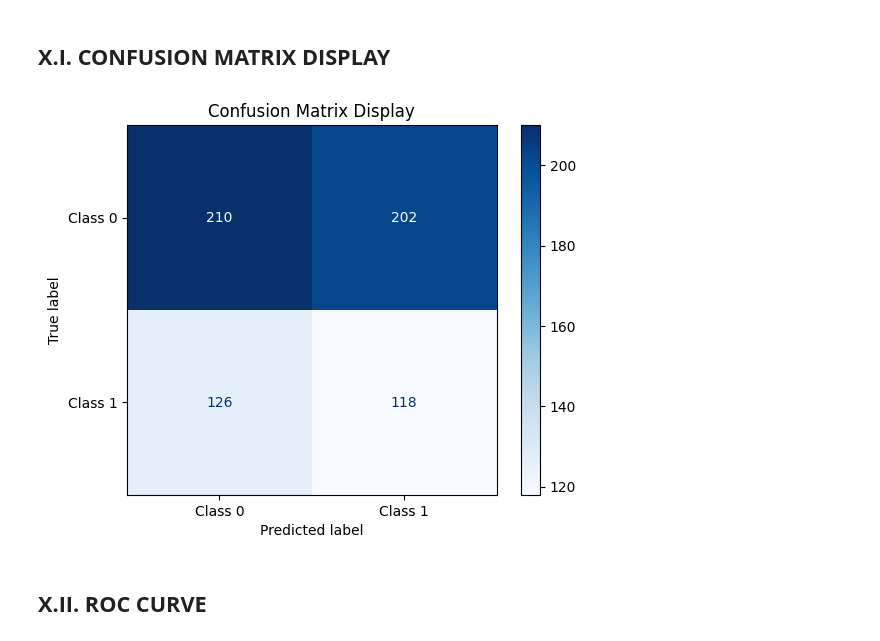
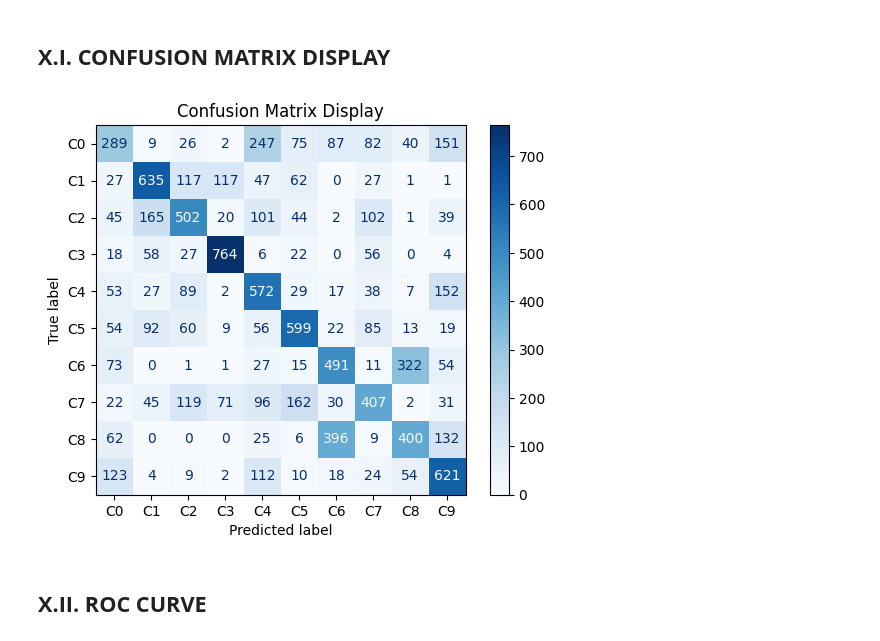
Before and after one commit to jiejorie/experiment-portfolio-machine-learning, a Jupyter notebook: 02-Classification Model/classification-model.ipynb, the cells around one changed output. Cells and saved outputs as stored; diff of their text form; code cells hidden in the pictures.

```diff
--- a/02-Classification Model/classification-model.ipynb
+++ b/02-Classification Model/classification-model.ipynb
@@ -347,3 +538,5 @@ numeric_columns = ["ph", "Hardness", "Solids", "Chloramines", "Sulfate", "Conduc
+# %%
+numeric_columns = ["popularity", "acousticness", "danceability", "duration_ms", "energy", "instrumentalness","liveness", "loudness", "speechiness", "tempo", "valence"] # All the columns you want to scale
 # %%
 scaler = StandardScaler() # create scaler object
 # %%
@@ -362,3 +557,19 @@ X_train_prepared.head() # check the post-scaled training data
+# %%
+# converts intro binary coding for training data
+X_train_prepared["mode"] = X_train_prepared["mode"].replace({
+    "Major": 1,
+    "Minor": 0
+})
+# %%
+# converts intro binary coding for testing data
+X_test_prepared["mode"] = X_test_prepared["mode"].replace({
+    "Major": 1,
+    "Minor": 0
+})
+# %%
+# converts column into numerical columns using one-hot encoding
+X_train_prepared = pd.get_dummies(X_train_prepared, columns = ["key"], dtype = int)
+X_test_prepared = pd.get_dummies(X_test_prepared, columns = ["key"], dtype = int)
 # %%
 X_train_prepared.mean() # get the mean of each column
 # %% [output]
@@ -538,14 +805,14 @@ evaluation.round(2) # rounds off values into two decimal points
 ## **X.I. CONFUSION MATRIX DISPLAY**
 # %%
 confusion = confusion_matrix(y_test, y_pred)
-cm_display = ConfusionMatrixDisplay(confusion_matrix=confusion, display_labels=['Class 0', 'Class 1'])
+cm_display = ConfusionMatrixDisplay(confusion_matrix=confusion, display_labels=['C0', 'C1', 'C2', 'C3', 'C4', 'C5', 'C6', 'C7', 'C8', 'C9'])
 cm_display.plot(cmap=plt.cm.Blues)
 
 
 plt.title('Confusion Matrix Display')
 plt.show()
 # %% [output]
-[figure, old version]
+[figure, new version]
 # %% [markdown]
 ## **X.II. ROC CURVE**
 # %%
```
Also changed, not shown: parts of 79 cells of this notebook.
